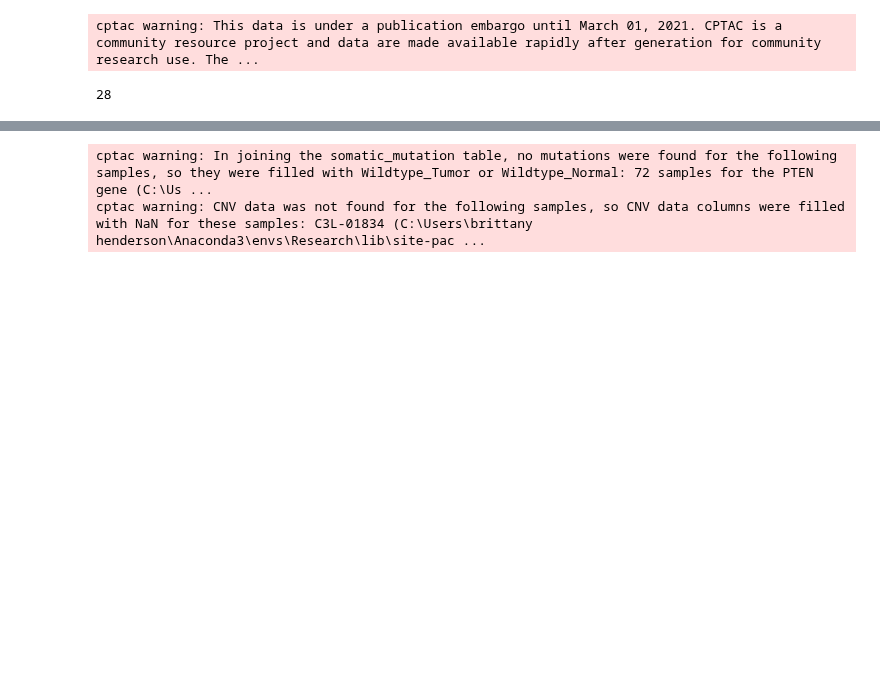
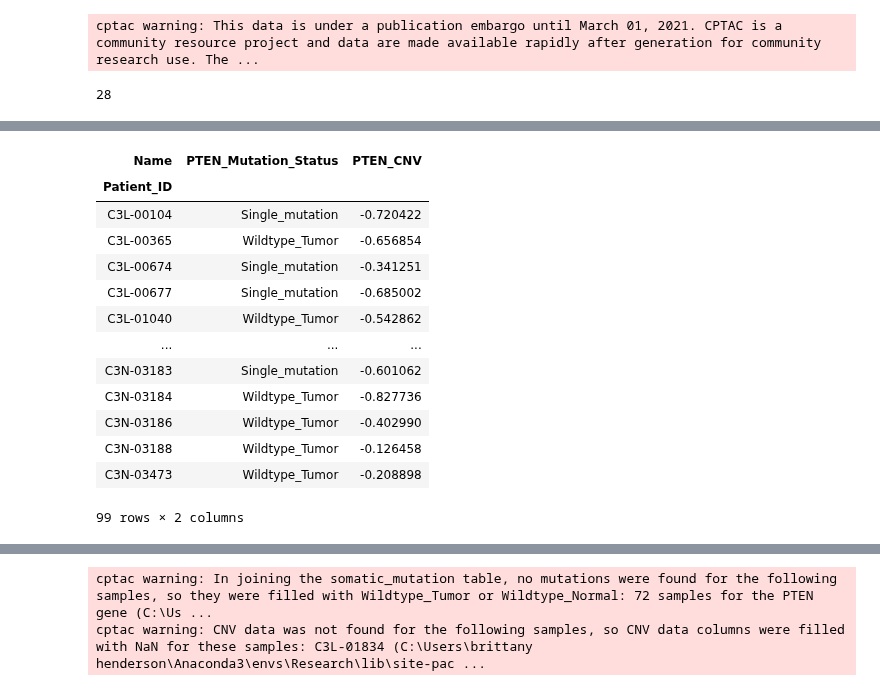
Before and after one commit to PayneLab/WhenMutationsDontMatter, a Jupyter notebook: PTEN context dependant story/CNV del vs wt -Directionality iteracting proteins .ipynb, the cells around one changed output, grey strips where cells are left out. Cells and saved outputs as stored; diff of their text form; code cells hidden in the pictures; blank space fills up the shorter version.

```diff
--- a/PTEN context dependant story/CNV del vs wt -Directionality iteracting proteins .ipynb
+++ b/PTEN context dependant story/CNV del vs wt -Directionality iteracting proteins .ipynb
@@ -29,3 +29,10 @@ len(ip)
 28
 # %%
 gene = 'PTEN'
+# %%
+#GBM ttest
+# Step 1 - Create dataframe in order to do comparisons with wrap_ttest
+prot_and_mutations = gbm.join_omics_to_mutations(
+    mutations_genes = [gene], omics_df_name = 'CNV', omics_genes = ip)
+prot_and_mutations[['PTEN_Mutation_Status','PTEN_CNV']]
+# %% [output]
@@ -31,0 +41,14 @@ gene = 'PTEN'
+| Name | PTEN_Mutation_Status | PTEN_CNV |
+| Patient_ID |  |  |
+| C3L-00104 | Single_mutation | -0.720422 |
+| C3L-00365 | Wildtype_Tumor | -0.656854 |
+| C3L-00674 | Single_mutation | -0.341251 |
+| C3L-00677 | Single_mutation | -0.685002 |
+| C3L-01040 | Wildtype_Tumor | -0.542862 |
+| ... | ... | ... |
+| C3N-03183 | Single_mutation | -0.601062 |
+| C3N-03184 | Wildtype_Tumor | -0.827736 |
+| C3N-03186 | Wildtype_Tumor | -0.402990 |
+| C3N-03188 | Wildtype_Tumor | -0.126458 |
+| C3N-03473 | Wildtype_Tumor | -0.208898 |
+99 rows × 2 columns
```
Also changed, not shown: parts of 3 cells of this notebook, 1 other file.
